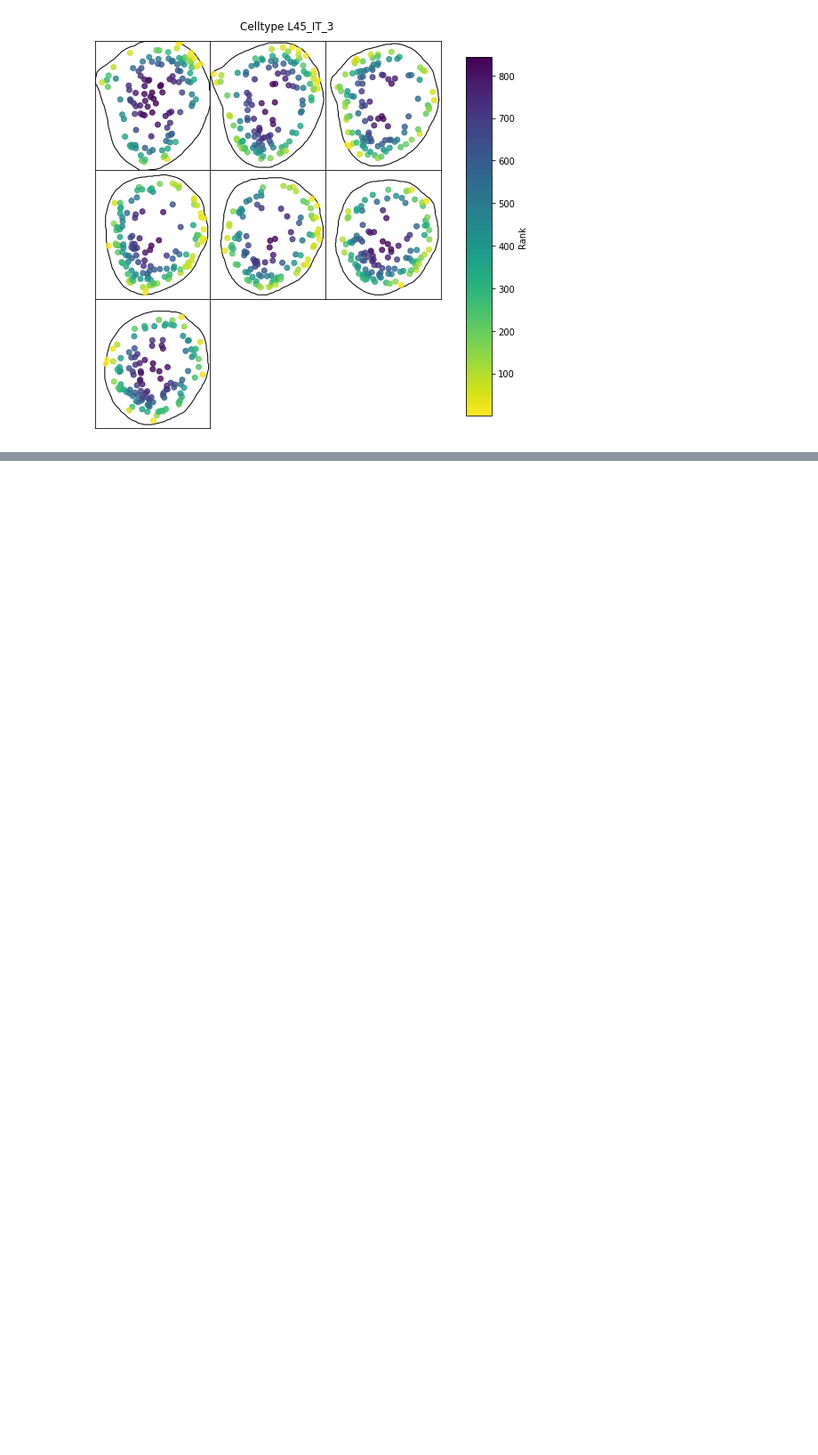
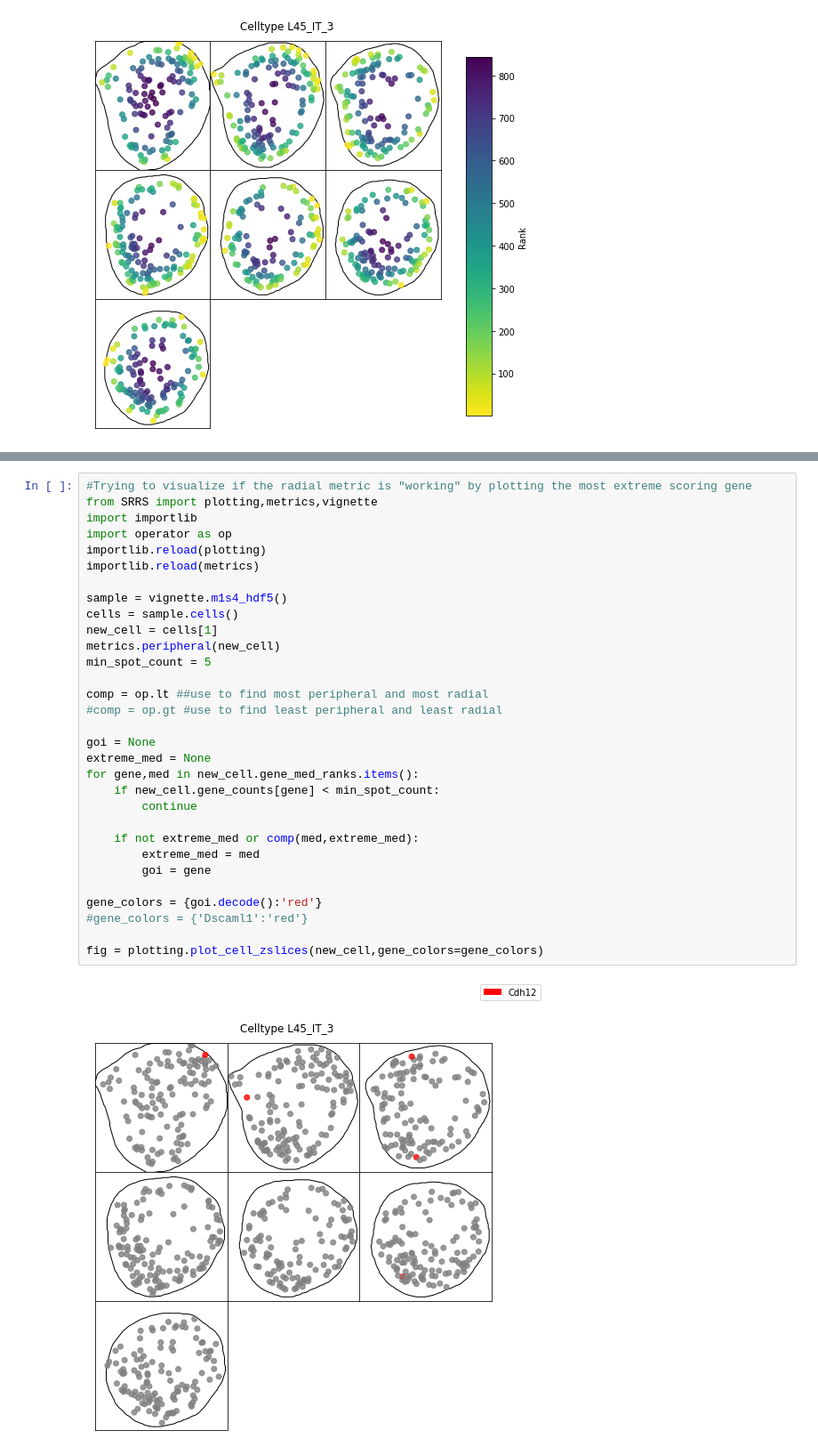
Before and after one commit to salzman-lab/SPRAWL, a Jupyter notebook: vignettes/working_with_cells_vignette.ipynb, the cells around one changed output, grey strips where cells are left out. Shown at 89% size. Drawn from its saved outputs; the diff is of its cells as text; blank space fills up the shorter version.

```diff
--- a/vignettes/working_with_cells_vignette.ipynb
+++ b/vignettes/working_with_cells_vignette.ipynb
@@ -81,0 +127,33 @@ fig = plotting.plot_cell_zslices(new_cell,color_by_rank=True)
+# %%
+#Trying to visualize if the radial metric is "working" by plotting the most extreme scoring gene
+from SRRS import plotting,metrics,vignette
+import importlib
+import operator as op
+importlib.reload(plotting)
+importlib.reload(metrics)
+
+sample = vignette.m1s4_hdf5()
+cells = sample.cells()
+new_cell = cells[1]
+metrics.peripheral(new_cell)
+min_spot_count = 5
+
+comp = op.lt ##use to find most peripheral and most radial
+#comp = op.gt #use to find least peripheral and least radial
+
+goi = None
+extreme_med = None
+for gene,med in new_cell.gene_med_ranks.items():
+    if new_cell.gene_counts[gene] < min_spot_count:
+        continue
+
+    if not extreme_med or comp(med,extreme_med):
+        extreme_med = med
+        goi = gene
+
+gene_colors = {goi.decode():'red'}
+#gene_colors = {'Dscaml1':'red'}
+
+fig = plotting.plot_cell_zslices(new_cell,gene_colors=gene_colors)
+# %% [output]
+[figure, added]
```
Also changed, not shown: parts of 4 cells of this notebook, 7 other files.
